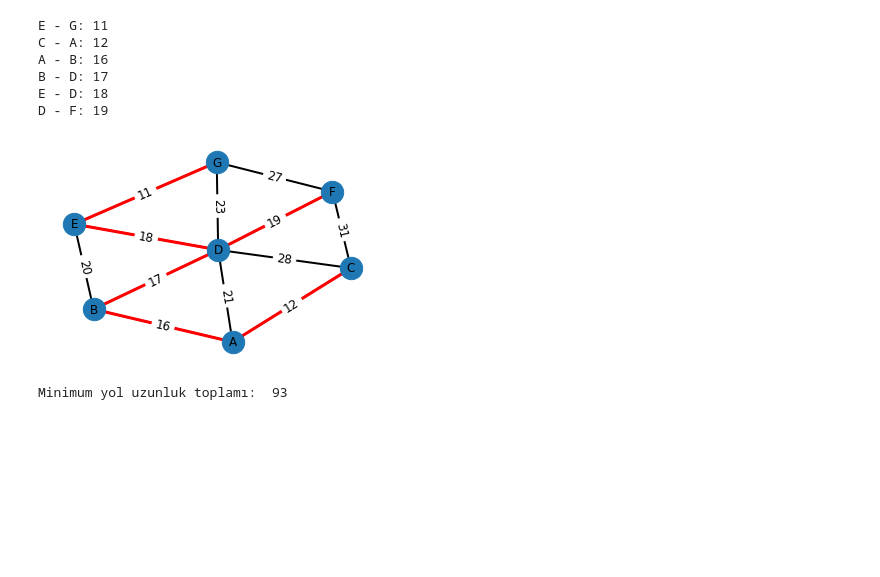
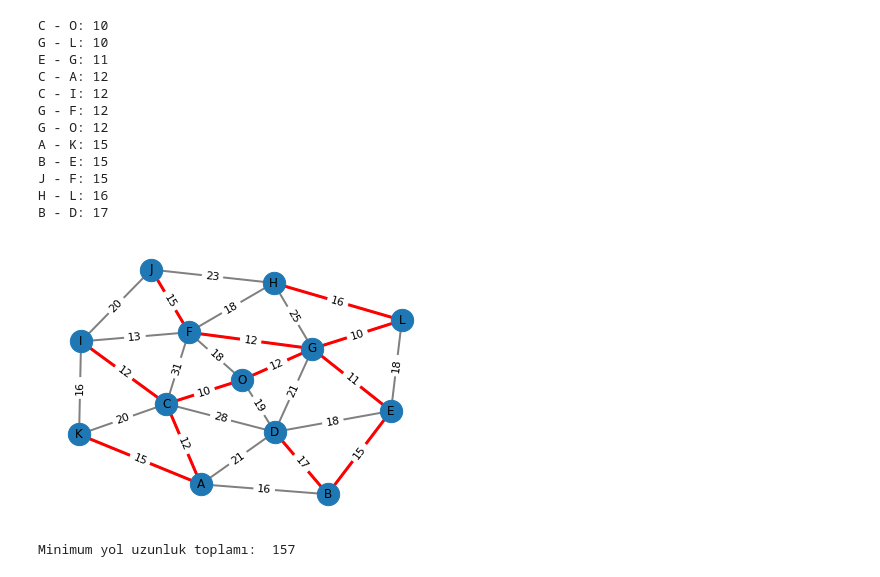
Before and after one commit to brkbyrktr/kruskal, a Jupyter notebook: kruskal.ipynb, the cells around one changed output. Saved outputs shown, nothing was run; the diff lists cells and outputs as text; code cells hidden in the pictures; blank space fills up the shorter version.

```diff
--- a/kruskal.ipynb
+++ b/kruskal.ipynb
@@ -86,38 +86,65 @@ class Graph:
     # düzenleme
     pos = nx.spring_layout(G)
     nx.draw_networkx_nodes(G, pos, node_size=500)
-    nx.draw_networkx_edges(G, pos, width=2)
+    nx.draw_networkx_edges(G, pos, width=2, edge_color='gray')
     nx.draw_networkx_edges(T, pos, width=3, edge_color='red')
-    nx.draw_networkx_edge_labels(G, pos, edge_labels=kenar_etiketleri, font_size=12)
+    nx.draw_networkx_edge_labels(G, pos, edge_labels=kenar_etiketleri, font_size=11)
     nx.draw_networkx_labels(G, pos, labels=dugum_etiketleri, font_size=12)
 
 
     # çizimi gösterme
+    plt.rcParams['figure.figsize'] = [7, 5]
+
     plt.axis('off')
     plt.show()
     print("Minimum yol uzunluk toplamı: ", min_yol)
 # %%
-g = Graph(15)
+g = Graph(28)
 g.kenar_ekle('C', 'A', 12)
 g.kenar_ekle('A', 'B', 16)
-g.kenar_ekle('B', 'E', 20)
+g.kenar_ekle('B', 'E', 15)
 g.kenar_ekle('E', 'G', 11)
-g.kenar_ekle('G', 'F', 27)
+g.kenar_ekle('G', 'F', 12)
 g.kenar_ekle('F', 'C', 31)
 g.kenar_ekle('A', 'D', 21)
-g.kenar_ekle('D', 'G', 23)
+g.kenar_ekle('D', 'G', 21)
 g.kenar_ekle('B', 'D', 17)
-g.kenar_ekle('D', 'F', 19)
 g.kenar_ekle('E', 'D', 18)
 g.kenar_ekle('D', 'C', 28)
+g.kenar_ekle('F', 'H', 18)
+g.kenar_ekle('G', 'H', 25)
+g.kenar_ekle('C', 'I', 12)
+g.kenar_ekle('F', 'I', 13)
+g.kenar_ekle('H', 'J', 23)
+g.kenar_ekle('J', 'I', 20)
+g.kenar_ekle('J', 'F', 15)
+g.kenar_ekle('I', 'K', 16)
+g.kenar_ekle('C', 'K', 20)
+g.kenar_ekle('A', 'K', 15)
+g.kenar_ekle('I', 'K', 16)
+g.kenar_ekle('C', 'K', 20)
+g.kenar_ekle('A', 'K', 15)
+g.kenar_ekle('E', 'L', 18)
+g.kenar_ekle('G', 'L', 10)
+g.kenar_ekle('H', 'L', 16)
+g.kenar_ekle('G', 'O', 12)
+g.kenar_ekle('F', 'O', 18)
+g.kenar_ekle('D', 'O', 19)
+g.kenar_ekle('C', 'O', 10)
 
 g.kruskal_mst()
 # %% [output]
+C - O: 10
+G - L: 10
 E - G: 11
 C - A: 12
-A - B: 16
+C - I: 12
+G - F: 12
+G - O: 12
+A - K: 15
+B - E: 15
+J - F: 15
+H - L: 16
 B - D: 17
-E - D: 18
-D - F: 19
-[figure, old version]
+[figure, new version]
-Minimum yol uzunluk toplamı:  93
+Minimum yol uzunluk toplamı:  157
```
